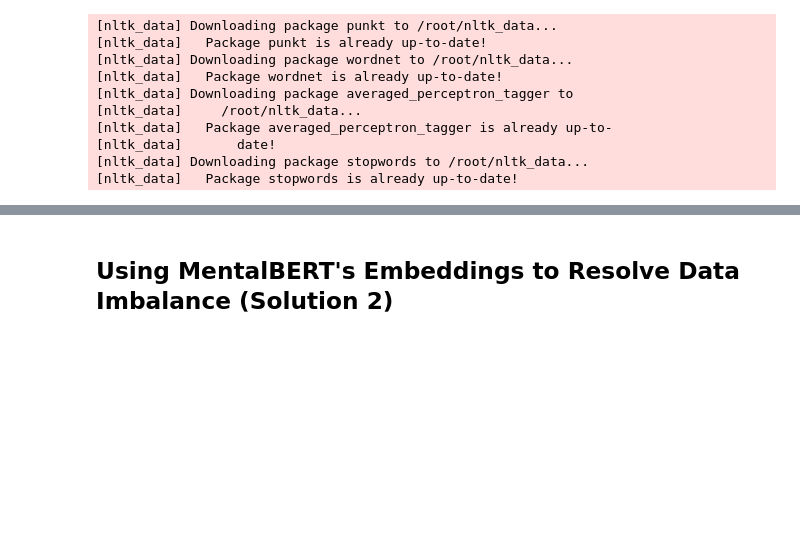
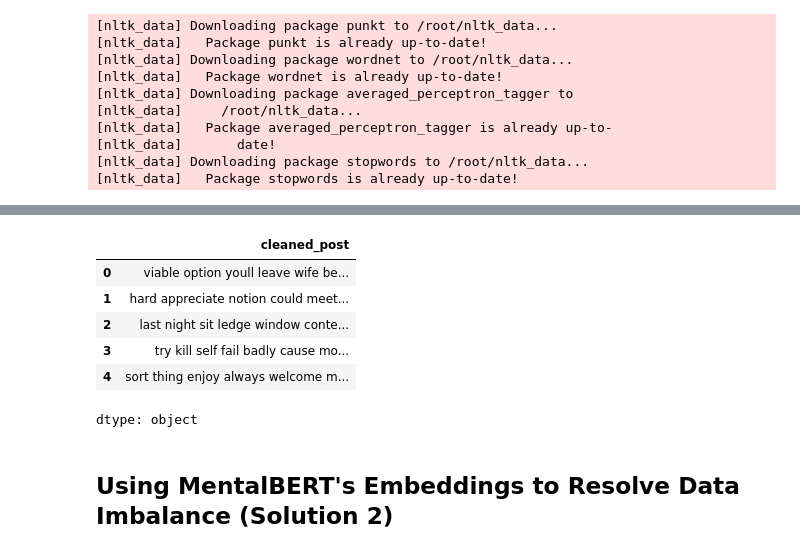
Before and after one commit to samservo09/thesis-svm-tele-triage, a Jupyter notebook: src/mentalBERT/svm-mentalBERT-DA.ipynb, the cells around one changed output, grey strips where cells are left out. Drawn from its saved outputs; the diff is of its cells as text; code cells hidden in the pictures; blank space fills up the shorter version.

```diff
--- a/src/mentalBERT/svm-mentalBERT-DA.ipynb
+++ b/src/mentalBERT/svm-mentalBERT-DA.ipynb
@@ -129,3 +117,14 @@ You should probably TRAIN this model on a down-stream task to be able to use it
+# %%
+# check the cleaned post
+Corpus['cleaned_post'].head()
+# %% [output]
+|  | cleaned_post |
+| 0 | viable option youll leave wife be... |
+| 1 | hard appreciate notion could meet... |
+| 2 | last night sit ledge window conte... |
+| 3 | try kill self fail badly cause mo... |
+| 4 | sort thing enjoy always welcome m... |
+dtype: object
 # %% [markdown]
 ## Using MentalBERT's Embeddings to Resolve Data Imbalance (Solution 2)
 # %% [markdown]
```
Also changed, not shown: parts of 12 cells of this notebook.
